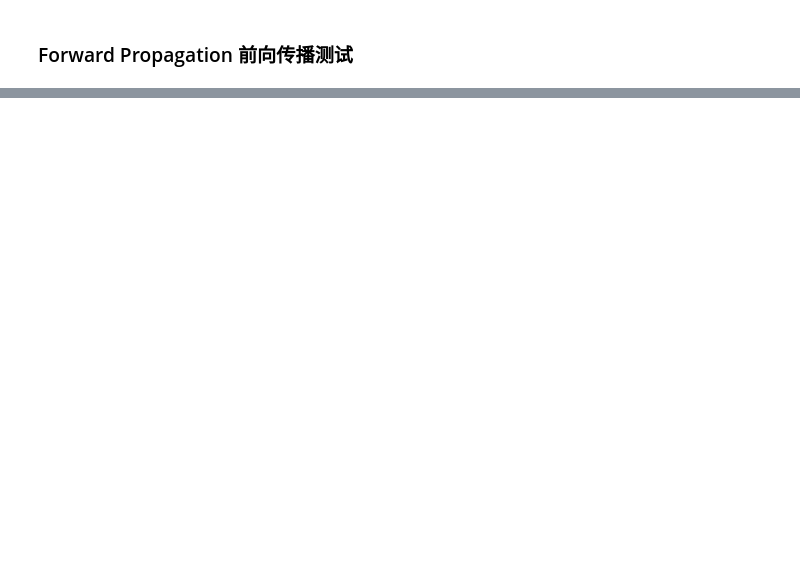
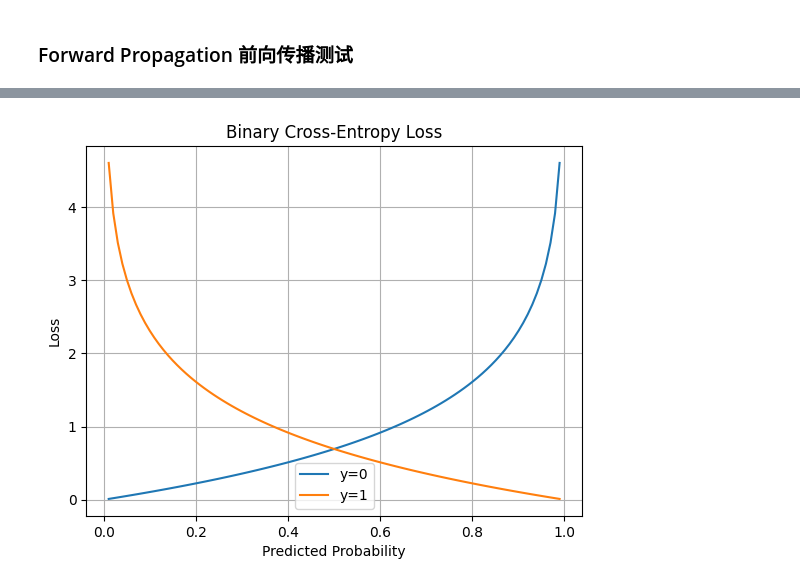
Before and after one commit to zhangyingchengqi/Modern-Computer-Vision-with-PyTorch, a Jupyter notebook: Chapter01/Feed_forward_propagation.ipynb, the cells around one changed output, grey strips where cells are left out. Cells and saved outputs as stored; diff of their text form; code cells hidden in the pictures; blank space fills up the shorter version.

```diff
--- a/Chapter01/Feed_forward_propagation.ipynb
+++ b/Chapter01/Feed_forward_propagation.ipynb
@@ -21,0 +182,14 @@ def feed_forward(inputs,outputs, weights):
+# %%
+import numpy as np
+
+def binary_cross_entropy(y_true, y_pred, eps=1e-15):
+    # 避免 log(0)
+    y_pred = np.clip(y_pred, eps, 1 - eps)
+    return -np.mean(y_true * np.log(y_pred) + (1 - y_true) * np.log(1 - y_pred))
+
+# 测试样本
+y_true = np.array([1, 0, 1, 1, 0])
+y_pred = np.array([0.9, 0.1, 0.8, 0.4, 0.2])
+
+loss = binary_cross_entropy(y_true, y_pred)
+print("Binary Cross-Entropy Loss:", loss)
@@ -21,0 +198,18 @@ def feed_forward(inputs,outputs, weights):
+# %%
+# BCE二分类
+import matplotlib.pyplot as plt
+
+y_vals = [0, 1]
+x = np.linspace(0.01, 0.99, 100)
+for y in y_vals:
+    loss = - (y * np.log(x) + (1 - y) * np.log(1 - x))
+    plt.plot(x, loss, label=f"y={y}")
+
+plt.title("Binary Cross-Entropy Loss")
+plt.xlabel("Predicted Probability")
+plt.ylabel("Loss")
+plt.legend()
+plt.grid(True)
+plt.show()
+# %% [output]
+[figure, added]
```
Also changed, not shown: parts of 16 cells of this notebook.
